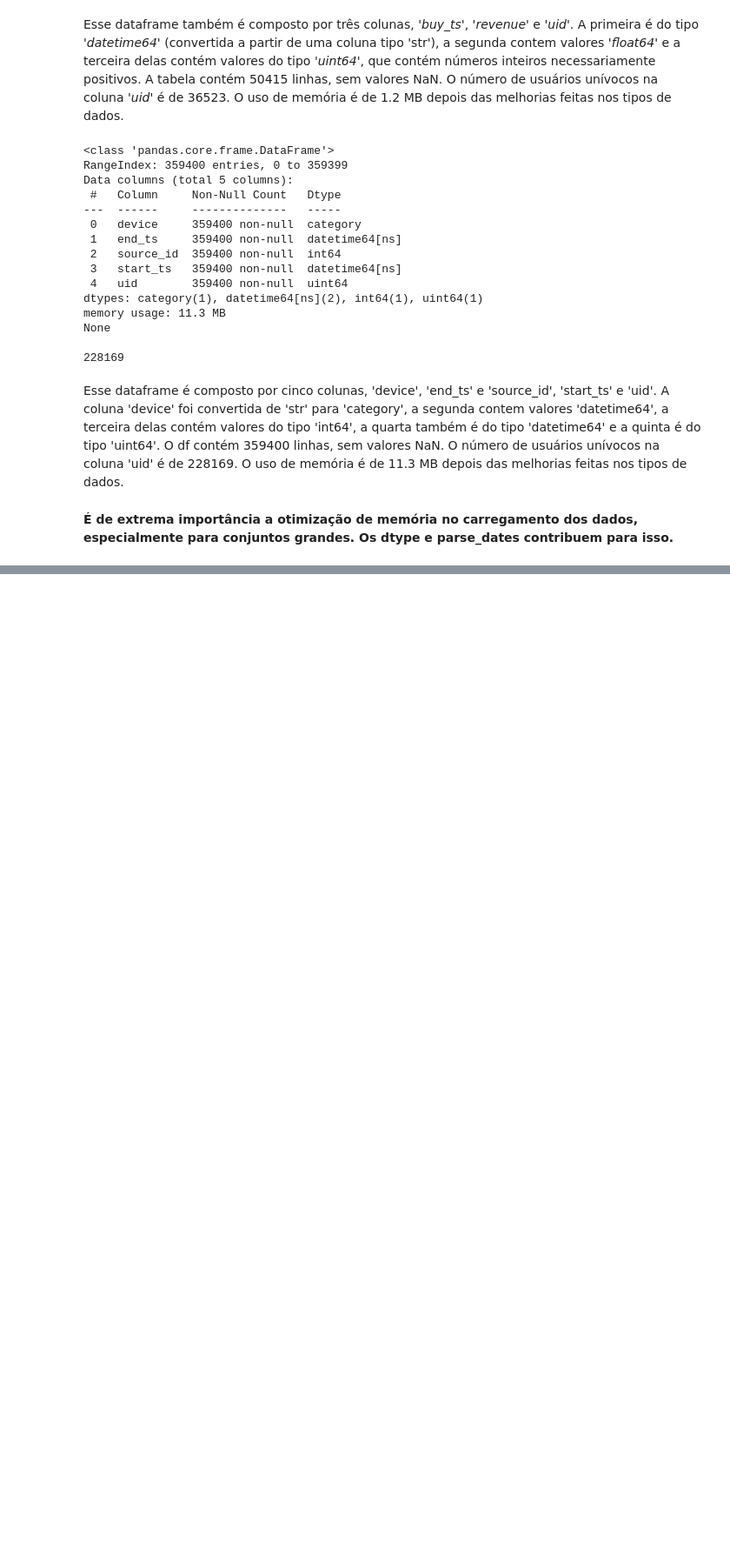
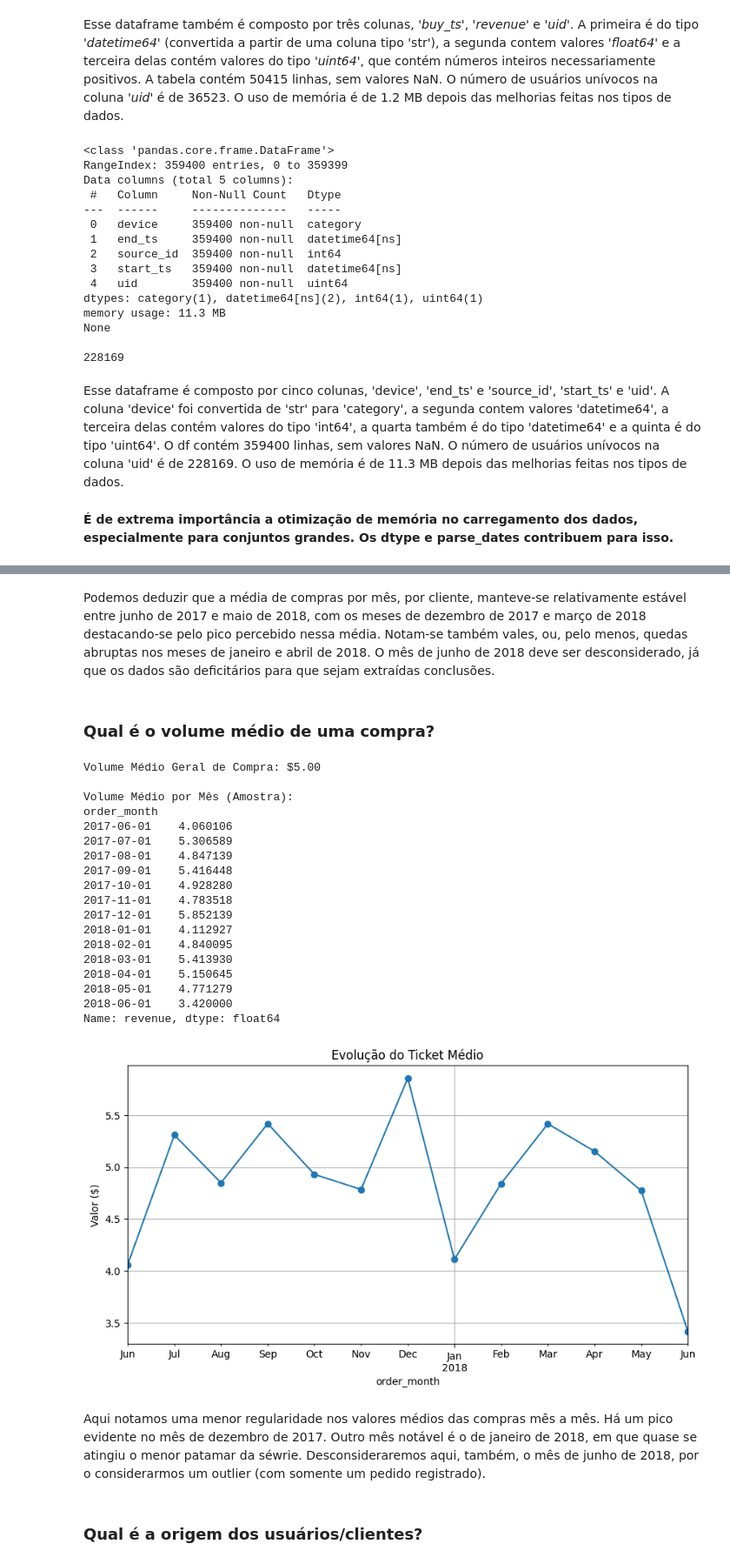
Before and after one commit to msitta/YAfisha, a Jupyter notebook: YAfisha.ipynb, the cells around one changed output, grey strips where cells are left out. Shown at 87% size. Drawn from its saved outputs; the diff is of its cells as text; code cells hidden in the pictures; blank space fills up the shorter version.

```diff
--- a/YAfisha.ipynb
+++ b/YAfisha.ipynb
@@ -178,0 +247,43 @@ Com que frequência os usuários voltam?
+# %% [markdown]
+Podemos deduzir que a média de compras por mês, por cliente, manteve-se relativamente estável entre junho de 2017 e maio de 2018, com os meses de dezembro de 2017 e março de 2018 destacando-se pelo pico percebido nessa média. Notam-se também vales, ou, pelo menos, quedas abruptas nos meses de janeiro e abril de 2018. O mês de junho de 2018 deve ser desconsiderado, já que os dados são deficitários para que sejam extraídas conclusões.
+# %% [markdown]
+ ### Qual é o volume médio de uma compra?
+# %%
+# Ticket Médio GERAL (De todo o período)
+avg_order_value = orders_df['revenue'].mean()
+print(f"Volume Médio Geral de Compra: ${avg_order_value:.2f}")
+
+# Ticket Médio POR MÊS (Para ver a tendência)
+# Agrupamos por mês e tiramos a média da receita
+monthly_avg_check = orders_df.groupby('order_month')['revenue'].mean()
+
+print("\nVolume Médio por Mês (Amostra):")
+print(monthly_avg_check)
+
+monthly_avg_check.plot(figsize=(10, 5), grid=True, marker='o', title='Evolução do Ticket Médio')
+plt.ylabel('Valor ($)')
+plt.show()
+# %% [output]
+Volume Médio Geral de Compra: $5.00
+
+Volume Médio por Mês (Amostra):
+order_month
+2017-06-01    4.060106
+2017-07-01    5.306589
+2017-08-01    4.847139
+2017-09-01    5.416448
+2017-10-01    4.928280
+2017-11-01    4.783518
+2017-12-01    5.852139
+2018-01-01    4.112927
+2018-02-01    4.840095
+2018-03-01    5.413930
+2018-04-01    5.150645
+2018-05-01    4.771279
+2018-06-01    3.420000
+Name: revenue, dtype: float64
+[figure, added]
+# %% [markdown]
+Aqui notamos uma menor regularidade nos valores médios das compras mês a mês. Há um pico evidente no mês de dezembro de 2017. Outro mês notável é o de janeiro de 2018, em que quase se atingiu o menor patamar da séwrie. Desconsideraremos aqui, também, o mês de junho de 2018, por o considerarmos um outlier (com somente um pedido registrado).
+# %% [markdown]
+### Qual é a origem dos usuários/clientes?
```
Also changed, not shown: parts of 53 cells of this notebook.
